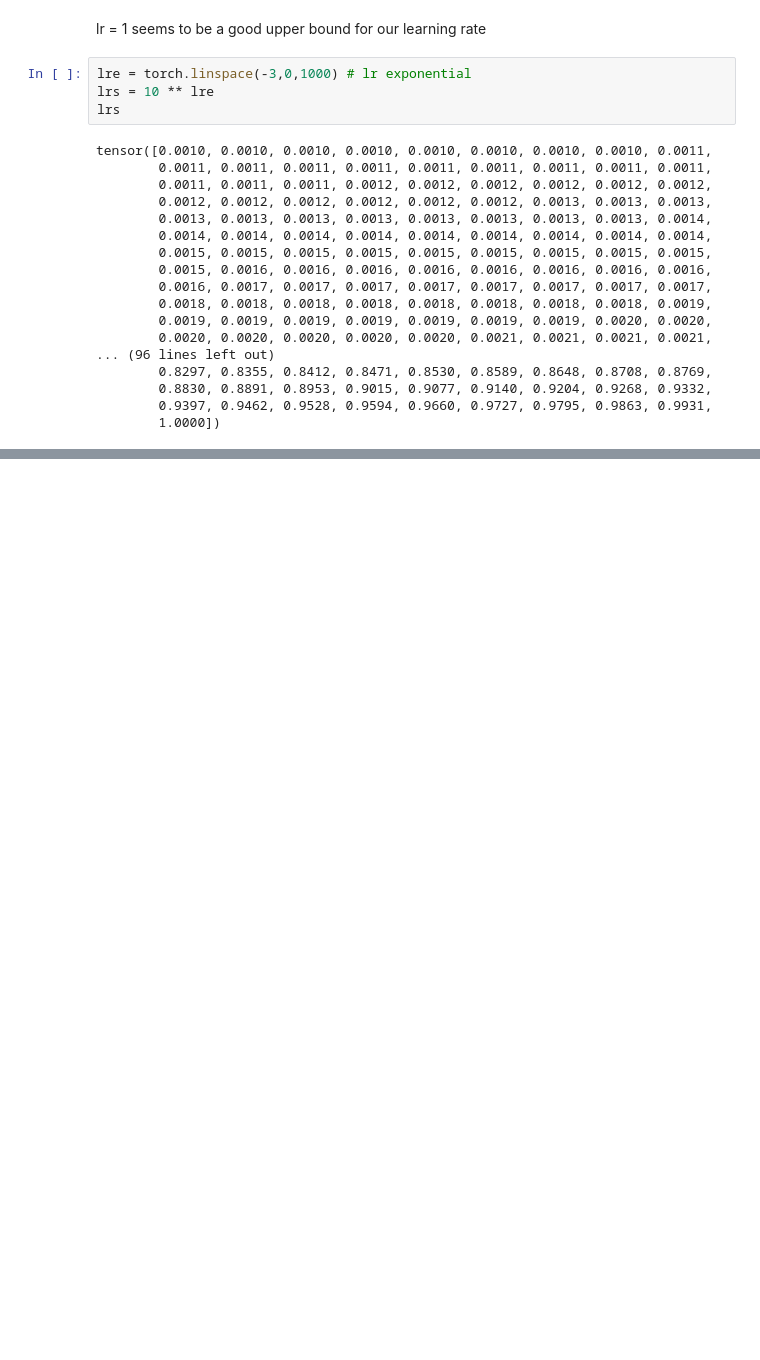
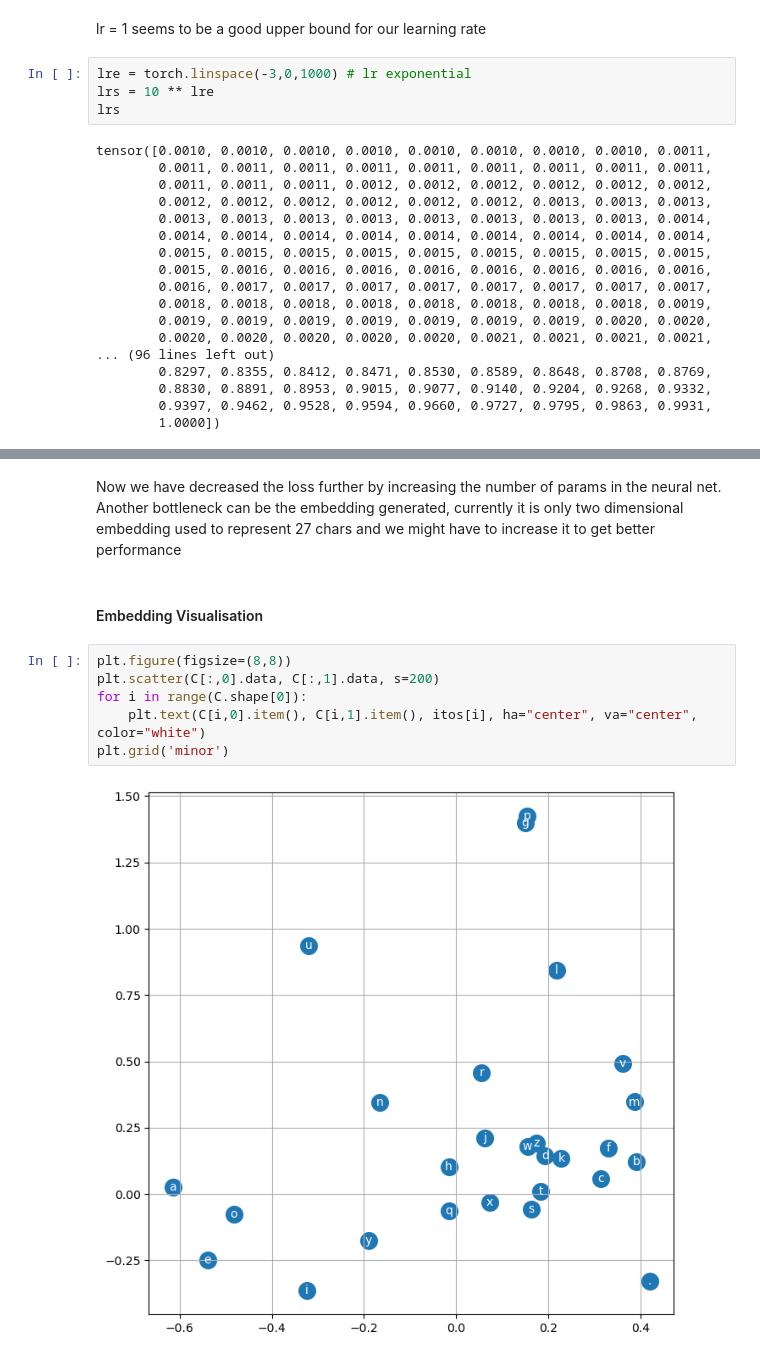
Before and after one commit to himanshu3103/CharLM, a Jupyter notebook: tutorials/tutorial_neural_probabilistic_language_model.ipynb, the cells around one changed output, grey strips where cells are left out. Cells and saved outputs as stored; diff of their text form; blank space fills up the shorter version.

```diff
--- a/tutorials/tutorial_neural_probabilistic_language_model.ipynb
+++ b/tutorials/tutorial_neural_probabilistic_language_model.ipynb
@@ -844,0 +1074,12 @@ tensor([0.0010, 0.0010, 0.0010, 0.0010, 0.0010, 0.0010, 0.0010, 0.0010, 0.0011,
+# %% [markdown]
+Now we have decreased the loss further by increasing the number of params in the neural net. Another bottleneck can be the embedding generated, currently it is only two dimensional embedding used to represent 27 chars and we might have to increase it to get better performance
+# %% [markdown]
+#### Embedding Visualisation
+# %%
+plt.figure(figsize=(8,8))
+plt.scatter(C[:,0].data, C[:,1].data, s=200)
+for i in range(C.shape[0]):
+    plt.text(C[i,0].item(), C[i,1].item(), itos[i], ha="center", va="center", color="white")
+plt.grid('minor')
+# %% [output]
+[figure, added]
```
Also changed, not shown: parts of 30 cells of this notebook, 2 other files.
